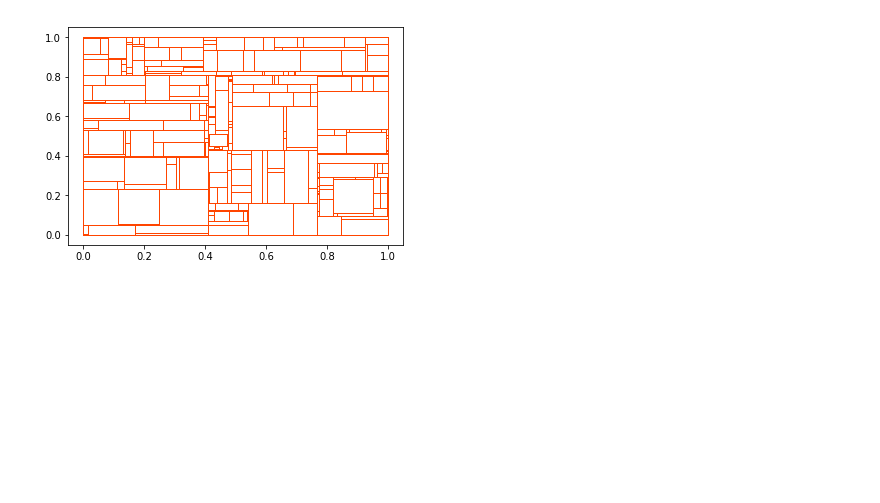
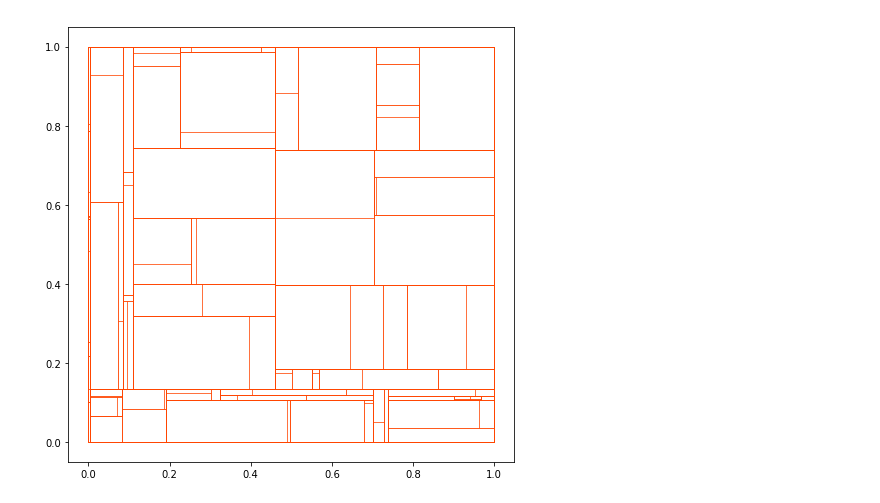
Before and after one commit to infrahumano/notebooks, a Jupyter notebook: the_mondrian_process/Mondrian.ipynb, the cells around one changed output. Cells and saved outputs as stored; diff of their text form; code cells hidden in the pictures; blank space fills up the shorter version.

```diff
--- a/the_mondrian_process/Mondrian.ipynb
+++ b/the_mondrian_process/Mondrian.ipynb
@@ -79,12 +85,12 @@ def segments(m, segs):
         segments(m[5], segs)
         segments(m[6], segs)
 
-def plot_mondrian(m):
+def plot_mondrian(m, figsize=(8, 8)):
     segs = []
     segments(m, segs)
     lines = segs
-    lc = mc.LineCollection(lines, colors='orangered', linewidths=1)
-    fig, ax = pl.subplots()
+    lc = mc.LineCollection(lines, colors='orangered', linewidths=0.5)
+    fig, ax = pl.subplots(figsize=figsize)
     ax.add_collection(lc)
     ax.autoscale()
     ax.margins(0.05)
@@ -109,4 +111,4 @@ plot_mondrian(mondrian_cut(0, box, 4))
 # %%
-plot_mondrian(mondrian_cut(0, box, 20))
+plot_mondrian(mondrian_cut(0, box, 10))
 # %% [output]
-[figure, old version]
+[figure, new version]
```
Also changed, not shown: parts of 14 cells of this notebook.
